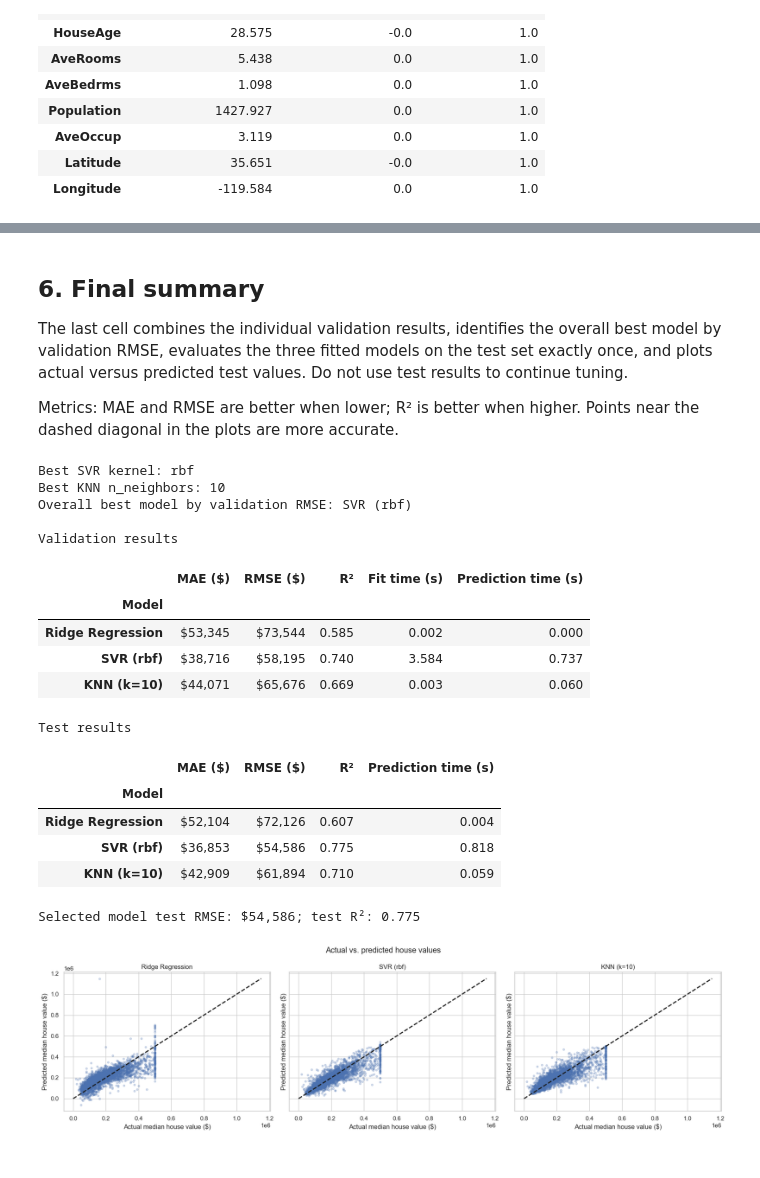
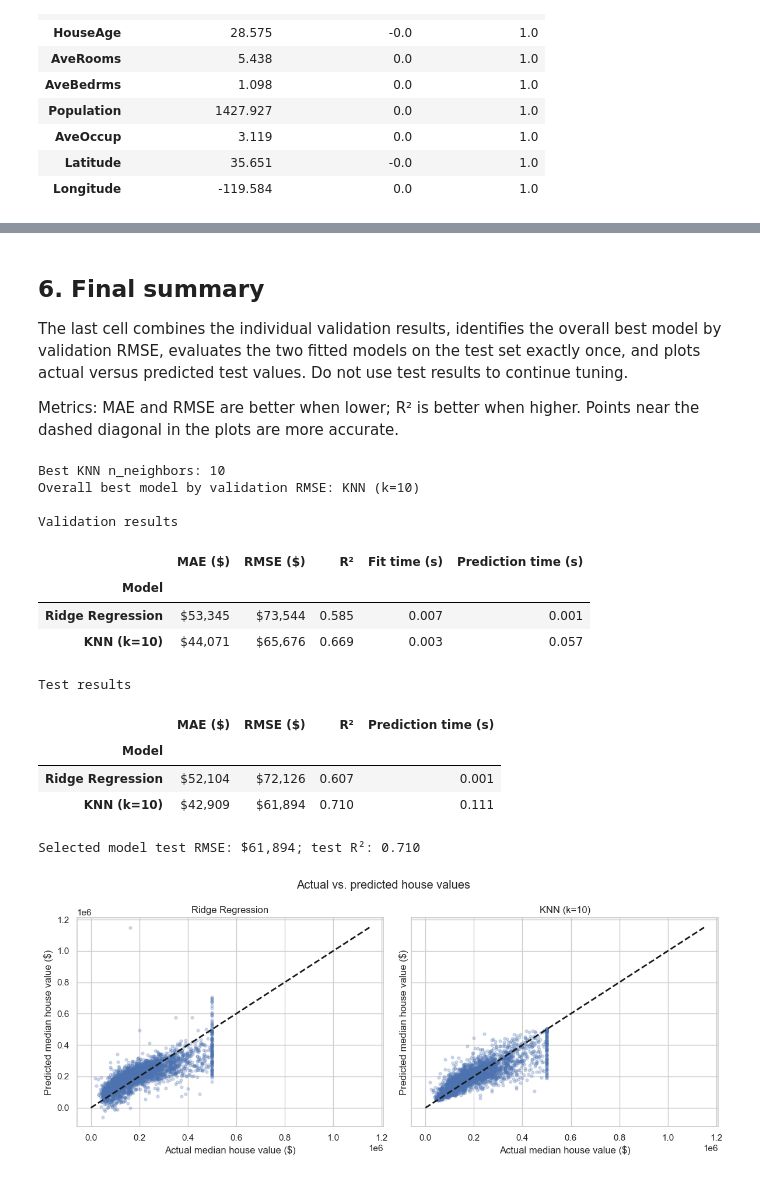
Before and after one commit to SensorWebEdu/SensorAI, a Jupyter notebook: tutorials/extension/svm_knn_regression_tutorial.ipynb, the cells around one changed output, grey strips where cells are left out. Saved outputs shown, nothing was run; the diff lists cells and outputs as text; code cells hidden in the pictures.

Commit message:
Remove SVM from regression tutorial

```diff
--- a/tutorials/extension/svm_knn_regression_tutorial.ipynb
+++ b/tutorials/extension/svm_knn_regression_tutorial.ipynb
@@ -328,16 +259,15 @@ Best KNN n_neighbors by validation RMSE: 10
 # %% [markdown]
 ## 6. Final summary
 
-The last cell combines the individual validation results, identifies the overall best model by validation RMSE, evaluates the three fitted models on the test set exactly once, and plots actual versus predicted test values. Do not use test results to continue tuning.
+The last cell combines the individual validation results, identifies the overall best model by validation RMSE, evaluates the two fitted models on the test set exactly once, and plots actual versus predicted test values. Do not use test results to continue tuning.
 
 Metrics: MAE and RMSE are better when lower; R² is better when higher. Points near the dashed diagonal in the plots are more accurate.
 # %%
-# Validation summary collected from the three separate regressor cells.
+# Validation summary collected from the two separate regressor cells.
 validation_results_df = pd.DataFrame([
-    ridge_validation_result, svr_validation_result, knn_validation_result
+    ridge_validation_result, knn_validation_result
 ]).set_index("Model")
 best_validation_model = validation_results_df["RMSE ($)"].idxmin()
-print(f"Best SVR kernel: {best_svr_kernel}")
 print(f"Best KNN n_neighbors: {best_k}")
 print(f"Overall best model by validation RMSE: {best_validation_model}\n")
 print("Validation results")
@@ -349,7 +279,6 @@ display(validation_results_df.style.format({
 # Final test evaluation. The test set is first used here.
 fitted_models = {
     "Ridge Regression": ridge_model,
-    f"SVR ({best_svr_kernel})": svr_model,
     f"KNN (k={best_k})": knn_model,
 }
 test_results = []
@@ -383,41 +312,38 @@ display(test_results_df.style.format({
 ))
 best_test_row = test_results_df.loc[best_validation_model]
 print(
     f"Selected model test RMSE: ${best_test_row['RMSE ($)']:,.0f}; "
     f"test R²: {best_test_row['R²']:.3f}"
 )
 
 # Visual test-set summary.
-fig, axes = plt.subplots(1, 3, figsize=(18, 5), sharex=True, sharey=True)
+fig, axes = plt.subplots(1, 2, figsize=(12, 5), sharex=True, sharey=True)
 axes = axes.ravel()
 limits = [0, max(float(y_test.max()), max(float(p.max()) for p in predictions.values()))]
 
 for ax, (name, y_pred) in zip(axes, predictions.items()):
     ax.scatter(y_test * 100_000, y_pred * 100_000, alpha=0.25, s=12)
     ax.plot(np.array(limits) * 100_000, np.array(limits) * 100_000, "k--", lw=2)
     ax.set_title(name)
     ax.set_xlabel("Actual median house value ($)")
     ax.set_ylabel("Predicted median house value ($)")
 
 fig.suptitle("Actual vs. predicted house values")
 plt.tight_layout()
 plt.show()
 # %% [output]
-Best SVR kernel: rbf
 Best KNN n_neighbors: 10
-Overall best model by validation RMSE: SVR (rbf)
+Overall best model by validation RMSE: KNN (k=10)
 
 Validation results
 |  | MAE ($) | RMSE ($) | R² | Fit time (s) | Prediction time (s) |
 | Model |  |  |  |  |  |
-| Ridge Regression | $53,345 | $73,544 | 0.585 | 0.002 | 0.000 |
-| SVR (rbf) | $38,716 | $58,195 | 0.740 | 3.584 | 0.737 |
-| KNN (k=10) | $44,071 | $65,676 | 0.669 | 0.003 | 0.060 |
+| Ridge Regression | $53,345 | $73,544 | 0.585 | 0.007 | 0.001 |
+| KNN (k=10) | $44,071 | $65,676 | 0.669 | 0.003 | 0.057 |
 Test results
 |  | MAE ($) | RMSE ($) | R² | Prediction time (s) |
 | Model |  |  |  |  |
-| Ridge Regression | $52,104 | $72,126 | 0.607 | 0.004 |
-| SVR (rbf) | $36,853 | $54,586 | 0.775 | 0.818 |
-| KNN (k=10) | $42,909 | $61,894 | 0.710 | 0.059 |
+| Ridge Regression | $52,104 | $72,126 | 0.607 | 0.001 |
+| KNN (k=10) | $42,909 | $61,894 | 0.710 | 0.111 |
-Selected model test RMSE: $54,586; test R²: 0.775
+Selected model test RMSE: $61,894; test R²: 0.710
-[figure, old version]
+[figure, new version]
```
Also changed, not shown: parts of 8 cells of this notebook.
